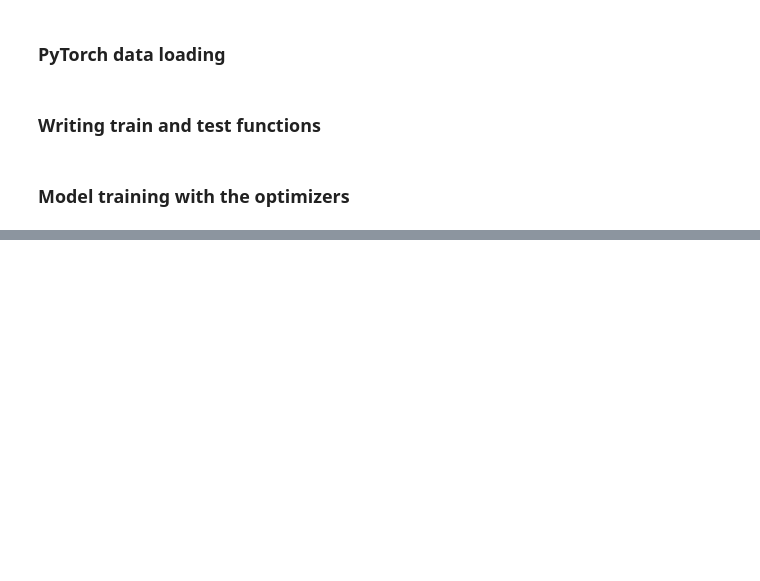
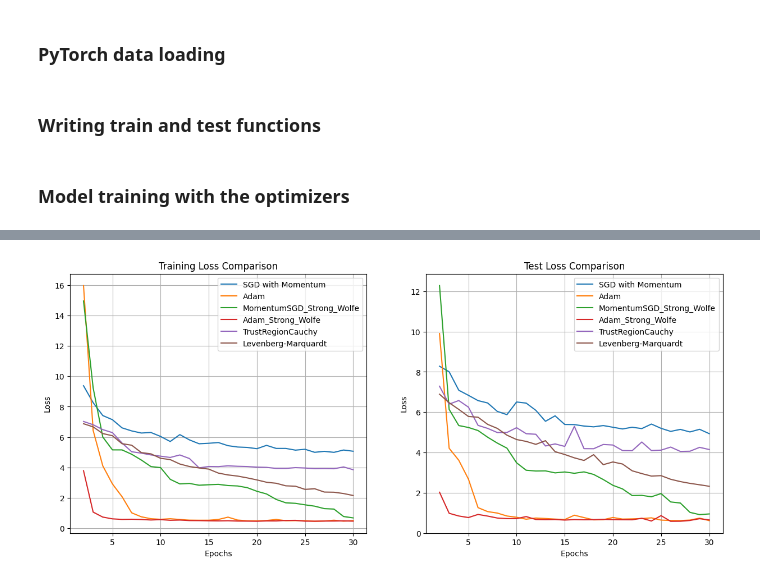
Before and after one commit to MikeRZhang1/CPSC4850_Final_Project, a Jupyter notebook: wine_regression.ipynb, the cells around one changed output, grey strips where cells are left out. Saved outputs shown, nothing was run; the diff lists cells and outputs as text; code cells hidden in the pictures; blank space fills up the shorter version.

```diff
--- a/wine_regression.ipynb
+++ b/wine_regression.ipynb
@@ -221,0 +403,25 @@ print("Final Validation Loss (Levenberg_Marquardt):", val_loss_over_epochs[-1])
+# %%
+# Plotting all train loss and test accuracy
+plt.figure(figsize=(15, 6))
+x = range(2, epochs + 1)
+plt.subplot(1, 2, 1)
+for i, label in enumerate(['SGD with Momentum', 'Adam', 'MomentumSGD_Strong_Wolfe', 'Adam_Strong_Wolfe', 'TrustRegionCauchy', 'Levenberg-Marquardt']):
+    plt.plot(x, all_train_loss[i][1:], label=f'{label}')
+plt.xlabel('Epochs')
+plt.ylabel('Loss')
+plt.title('Training Loss Comparison')
+plt.legend()
+plt.grid()
+
+plt.subplot(1, 2, 2)
+for i, label in enumerate(['SGD with Momentum', 'Adam', 'MomentumSGD_Strong_Wolfe', 'Adam_Strong_Wolfe', 'TrustRegionCauchy', 'Levenberg-Marquardt']):
+    plt.plot(x, all_val_loss[i][1:], label=f'{label}')
+plt.xlabel('Epochs')
+plt.ylabel('Loss')
+plt.title('Test Loss Comparison')
+plt.legend()
+plt.grid()
+
+plt.show()
+# %% [output]
+[figure, added]
```
Also changed, not shown: parts of 21 cells of this notebook, 1 other file.
